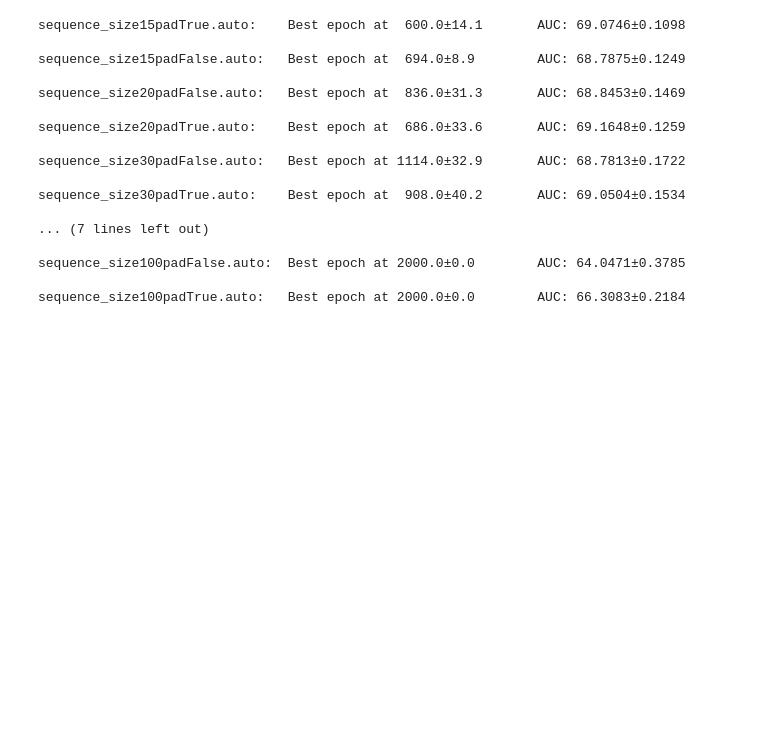
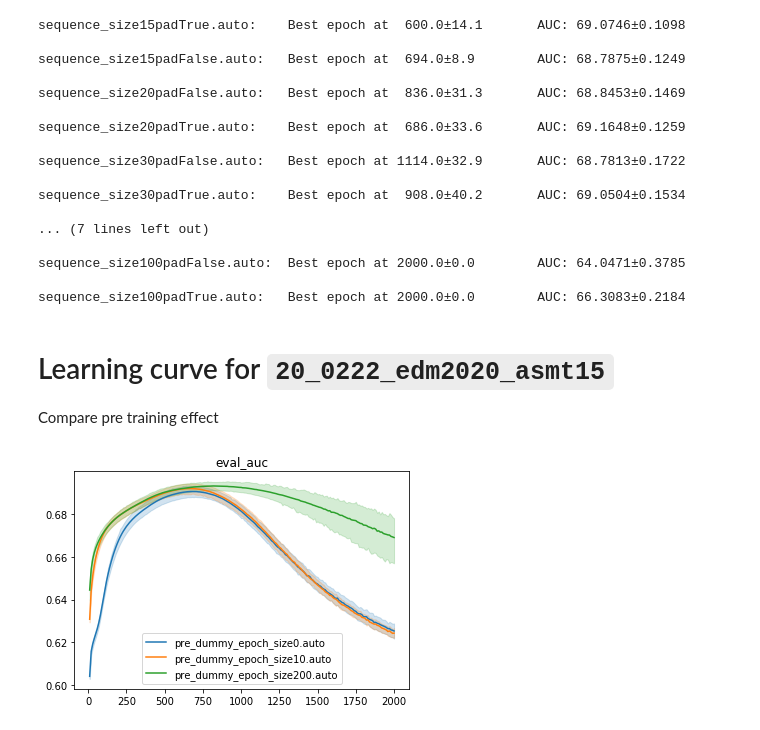
Before and after one commit to qqpann/KnowledgeTracing, a Jupyter notebook: notebook/Visualize_LearningCurve.ipynb, the cells around one changed output. Drawn from its saved outputs; the diff is of its cells as text; code cells hidden in the pictures; blank space fills up the shorter version.

Commit message:
Add: Assistments2015 pre train search results

```diff
--- a/notebook/Visualize_LearningCurve.ipynb
+++ b/notebook/Visualize_LearningCurve.ipynb
@@ -188,3 +188,35 @@ sequence_size30padTrue.auto:    Best epoch at  908.0±40.2       AUC: 69.0504±0
 sequence_size100padFalse.auto:  Best epoch at 2000.0±0.0        AUC: 64.0471±0.3785
 
 sequence_size100padTrue.auto:   Best epoch at 2000.0±0.0        AUC: 66.3083±0.2184
+# %% [markdown]
+# Learning curve for `20_0222_edm2020_asmt15`
+Compare pre training effect
+# %%
+config_name = '20_0222_edm2020_asmt15'
+report_dicts = [load_json(get_report_path(projectdir, e)) for e in get_exp_paths(projectdir, config_name)]
+report_dicts = sorted(report_dicts, key=lambda r: r['config']['pre_dummy_epoch_size'])
+[r['config']['exp_name'] for r in report_dicts]
+report_dicts = [c for c in report_dicts
+ if c['config']['pre_dummy_epoch_size'] in {0, 10, 200}]
+# %%
+def show_learning_curve(name, jack_up, idclist_dic, idc='eval_auc'):
+#     fig = plt.figure()
+#     ax = fig.add_subplot(111)
+#     x = np.transpose(np.array(list(idclist_dic['epoch'].values())))
+    x = idclist_dic['epoch']['0'] * 5
+    x = [i+jack_up for i in x]
+    y = []
+    for _y in idclist_dic[idc].values():
+        y += _y
+#         ax.plot(x, y, label=k.replace('_', ' '))
+    sns.lineplot(x=x, y=y, label=name)
+    plt.title(idc)
+#     ax.legend()
+#     ax.set_ylim(0., 1.)
+#     plt.savefig(outdir / f'{config.model_name}_lc.png')
+# %%
+for r in report_dicts:
+    show_learning_curve(r['config']['exp_name'], 0, r['indicator'])
+plt.show()
+# %% [output]
+[figure, added]
```
Also changed, not shown: parts of 5 cells of this notebook, 1 other file.
